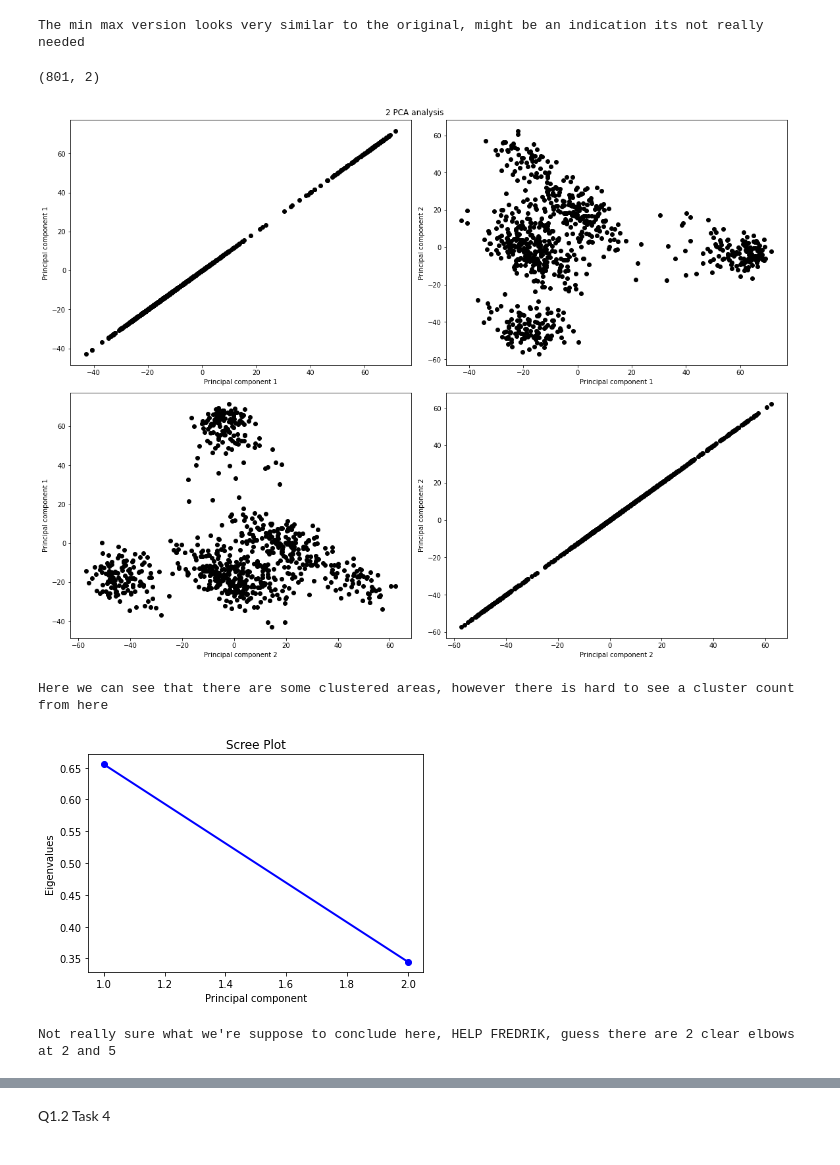
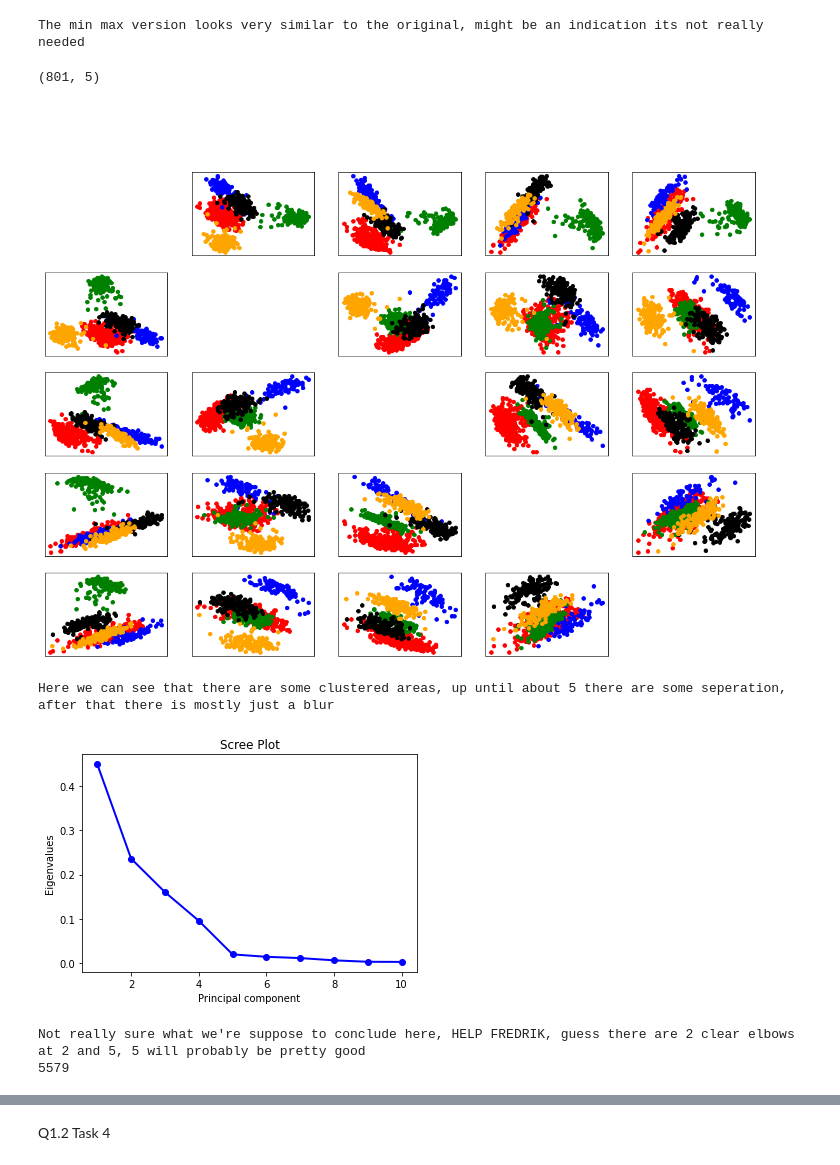
Before and after one commit to antonsandberg/Big-Data, a Jupyter notebook: Prjoect2_Fred.ipynb, the cells around one changed output, grey strips where cells are left out. Drawn from its saved outputs; the diff is of its cells as text; code cells hidden in the pictures.

Commit message:
gjort en annan scree plot. Vet inte om den är korrekt

```diff
--- a/Prjoect2_Fred.ipynb
+++ b/Prjoect2_Fred.ipynb
@@ -10,2 +11,3 @@ import numpy as np
 # %%
 workload_data = pd.read_csv(index_col=0, filepath_or_buffer='TCGA-PANCAN-HiSeq-801x20531/data.csv')
+labeled_data = pd.read_csv(index_col=0, filepath_or_buffer='TCGA-PANCAN-HiSeq-801x20531/labels.csv')
@@ -32,0 +14,13 @@ sample_4    5.110372         0.0
+# %%
+# Quick look at what we're working with
+#print(workload_data.head())
+unique = np.unique(labeled_data)
+# Check how many labels there are
+print(len(unique))
+labeled_data_items = labeled_data.values.flatten()
+
+# Inserting the labels into a dict for easy access
+label_indices = dict()
+for item in unique:
+    indices = [idx for idx, label in enumerate(labeled_data_items) if item == label]
+    label_indices[item] = indices
@@ -153,32 +188,40 @@ print(f'The min max version looks very similar to the original, might be an indi
 [figure]
 The min max version looks very similar to the original, might be an indication its not really needed
 # %%
-n_components = 2
+n_components = 5
 pca = PCA(n_components)
 principalComponents = pca.fit_transform(normalized_df)
 print(principalComponents.shape)
 # %% [output]
-(801, 2)
+(801, 5)
 # %%
 
-fig = plt.figure(figsize=(16,12))
-plt.suptitle(f'{n_components} PCA analysis')
+fig = plt.figure(figsize=(20,14))
+plt.suptitle(f'{n_components} PCA analysis', color='White')
 axes = fig.subplots(nrows=n_components, ncols=n_components)
+colors = ['red', 'blue', 'green', 'black', 'orange']
+
 for x_index in range(n_components):
     for y_index in range(n_components):
+        for i, value in enumerate(label_indices.values()):
+            if x_index == y_index:
+                axes[x_index, y_index].set_axis_off()
+            else:
+                axes[x_index, y_index].scatter(principalComponents[value, x_index], principalComponents[value, y_index], color=colors[i])
+        axes[x_index, y_index].set_yticks(())
+        axes[x_index, y_index].set_xticks(())
+        #axes[x_index, y_index].set_xlabel(f'Principal component {x_index+1}', color='White') # <- Change the color before submission
+        #axes[x_index, y_index].set_ylabel(f'Principal component {y_index+1}', color='White')
 
-        axes[x_index, y_index].scatter(principalComponents[:,x_index], principalComponents[:,y_index], color='Black')
-        axes[x_index, y_index].set_xlabel(f'Principal component {x_index+1}')
-        axes[x_index, y_index].set_ylabel(f'Principal component {y_index+1}')
-plt.tight_layout()
+#plt.tight_layout()
 plt.show()
-print('Here we can see that there are some clustered areas, however there is hard to see a cluster count from here')
+print('Here we can see that there are some clustered areas, up until about 5 there are some seperation, after that there is mostly just a blur')
 # %% [output]
-[figure, old version]
+[figure, new version]
-Here we can see that there are some clustered areas, however there is hard to see a cluster count from here
+Here we can see that there are some clustered areas, up until about 5 there are some seperation, after that there is mostly just a blur
 # %%
 # Doing the scree plot for 10 values
-n_components = 2
+n_components = 10
 pca = PCA(n_components)
 principalComponents = pca.fit_transform(normalized_df)
 
@@ -191,7 +234,10 @@ plt.title('Scree Plot')
 plt.xlabel('Principal component')
 plt.ylabel('Eigenvalues')
 plt.show()
-print("Not really sure what we're suppose to conclude here, HELP FREDRIK, guess there are 2 clear elbows at 2 and 5")
+print("Not really sure what we're suppose to conclude here, HELP FREDRIK, guess there are 2 clear elbows at 2 and 5, 5 will probably be pretty good")
+# Säker på att du plottat rätt? På hennes slide verkar det som att "typical selection rule" är att ta med PC
+# som ger högre eigenvalue än 1
 # %% [output]
-[figure, old version]
+[figure, new version]
-Not really sure what we're suppose to conclude here, HELP FREDRIK, guess there are 2 clear elbows at 2 and 5
+Not really sure what we're suppose to conclude here, HELP FREDRIK, guess there are 2 clear elbows at 2 and 5, 5 will probably be pretty good
+5579
```
Also changed, not shown: parts of 19 cells of this notebook.
